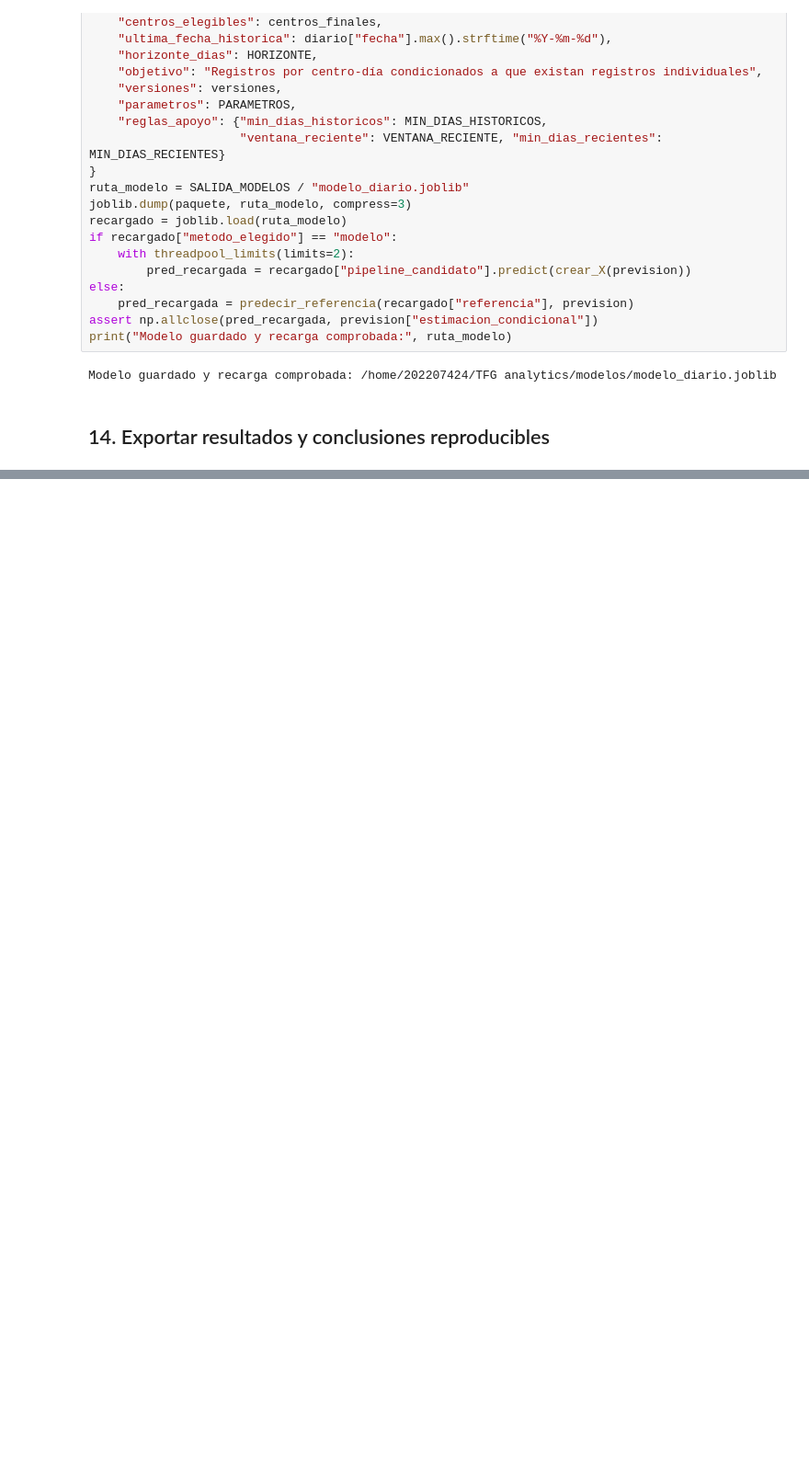
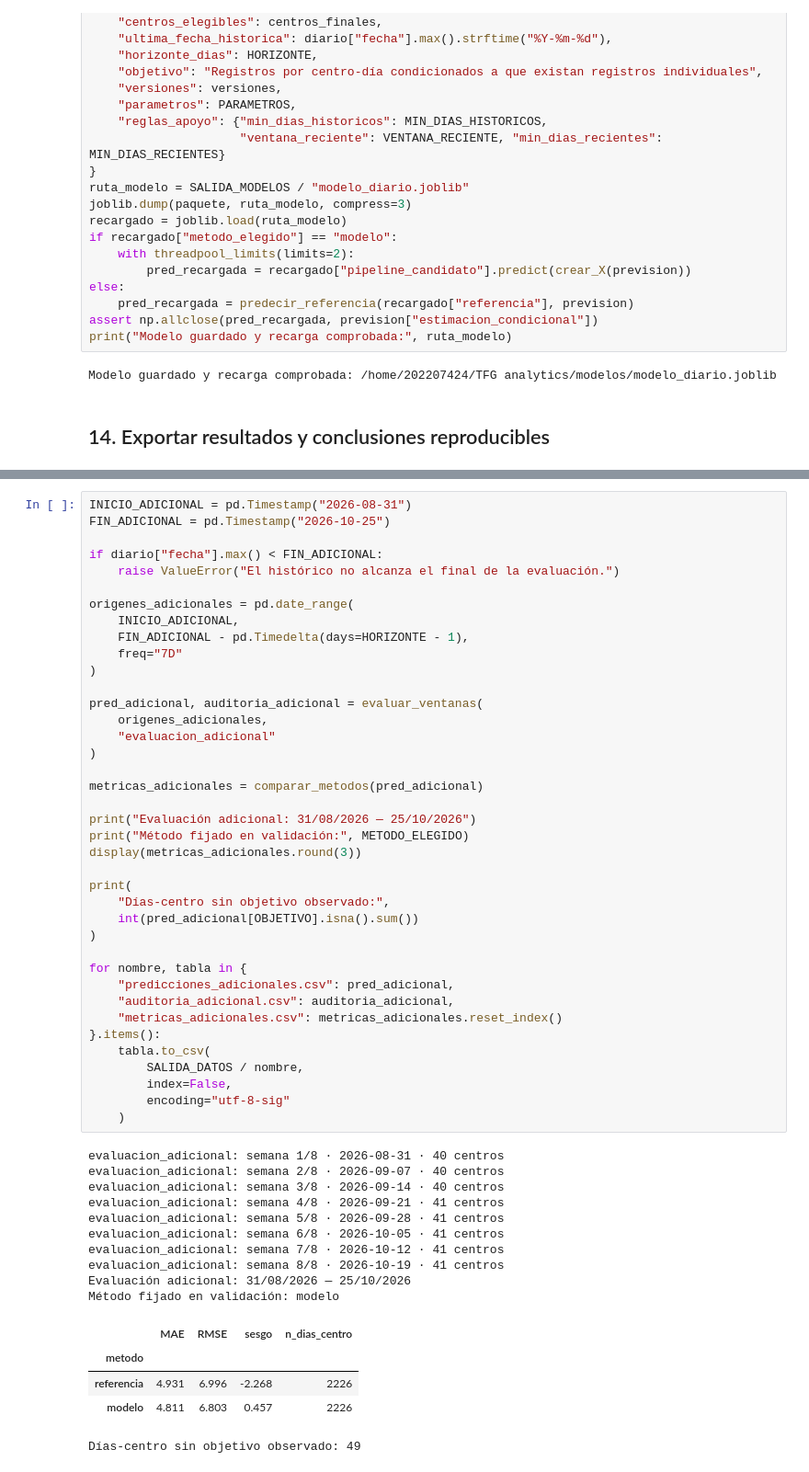
Before and after one commit to Borjaa12/madrid-padel-demand, a Jupyter notebook: 04_modelo_predictivo.ipynb, the cells around one changed output, grey strips where cells are left out. Shown at 92% size. Cells and saved outputs as stored; diff of their text form; blank space fills up the shorter version.

```diff
--- a/04_modelo_predictivo.ipynb
+++ b/04_modelo_predictivo.ipynb
@@ -670,0 +627,55 @@ Gráficos e informe: /home/202207424/TFG analytics/informes/modelo
+# %%
+INICIO_ADICIONAL = pd.Timestamp("2026-08-31")
+FIN_ADICIONAL = pd.Timestamp("2026-10-25")
+
+if diario["fecha"].max() < FIN_ADICIONAL:
+    raise ValueError("El histórico no alcanza el final de la evaluación.")
+
+origenes_adicionales = pd.date_range(
+    INICIO_ADICIONAL,
+    FIN_ADICIONAL - pd.Timedelta(days=HORIZONTE - 1),
+    freq="7D"
+)
+
+pred_adicional, auditoria_adicional = evaluar_ventanas(
+    origenes_adicionales,
+    "evaluacion_adicional"
+)
+
+metricas_adicionales = comparar_metodos(pred_adicional)
+
+print("Evaluación adicional: 31/08/2026 — 25/10/2026")
+print("Método fijado en validación:", METODO_ELEGIDO)
+display(metricas_adicionales.round(3))
+
+print(
+    "Días-centro sin objetivo observado:",
+    int(pred_adicional[OBJETIVO].isna().sum())
+)
+
+for nombre, tabla in {
+    "predicciones_adicionales.csv": pred_adicional,
+    "auditoria_adicional.csv": auditoria_adicional,
+    "metricas_adicionales.csv": metricas_adicionales.reset_index()
+}.items():
+    tabla.to_csv(
+        SALIDA_DATOS / nombre,
+        index=False,
+        encoding="utf-8-sig"
+    )
+# %% [output]
+evaluacion_adicional: semana 1/8 · 2026-08-31 · 40 centros
+evaluacion_adicional: semana 2/8 · 2026-09-07 · 40 centros
+evaluacion_adicional: semana 3/8 · 2026-09-14 · 40 centros
+evaluacion_adicional: semana 4/8 · 2026-09-21 · 41 centros
+evaluacion_adicional: semana 5/8 · 2026-09-28 · 41 centros
+evaluacion_adicional: semana 6/8 · 2026-10-05 · 41 centros
+evaluacion_adicional: semana 7/8 · 2026-10-12 · 41 centros
+evaluacion_adicional: semana 8/8 · 2026-10-19 · 41 centros
+Evaluación adicional: 31/08/2026 — 25/10/2026
+Método fijado en validación: modelo
+|  | MAE | RMSE | sesgo | n_dias_centro |
+| metodo |  |  |  |  |
+| referencia | 4.931 | 6.996 | -2.268 | 2226 |
+| modelo | 4.811 | 6.803 | 0.457 | 2226 |
+Días-centro sin objetivo observado: 49
```
Also changed, not shown: parts of 9 cells of this notebook, 2 other files.
